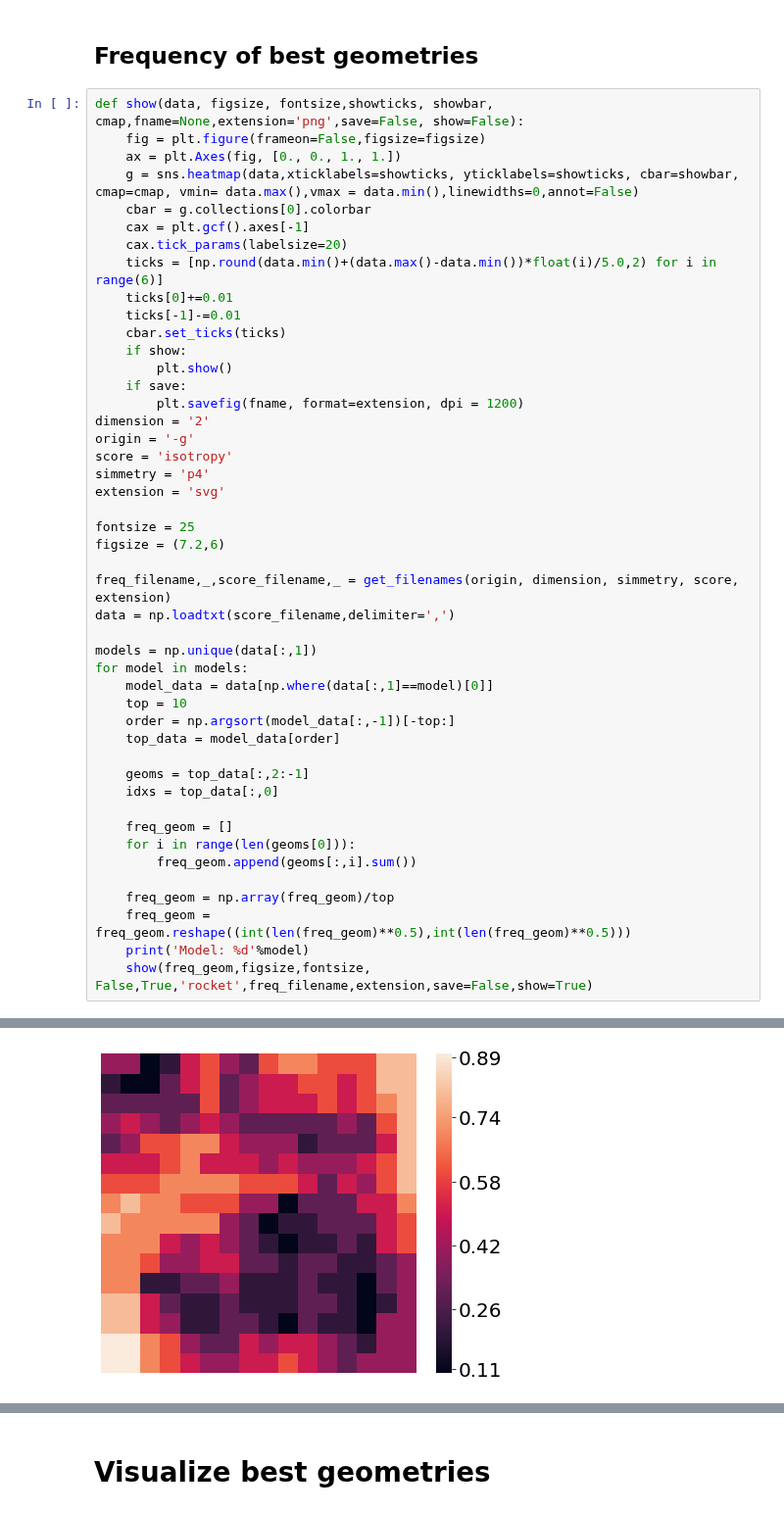
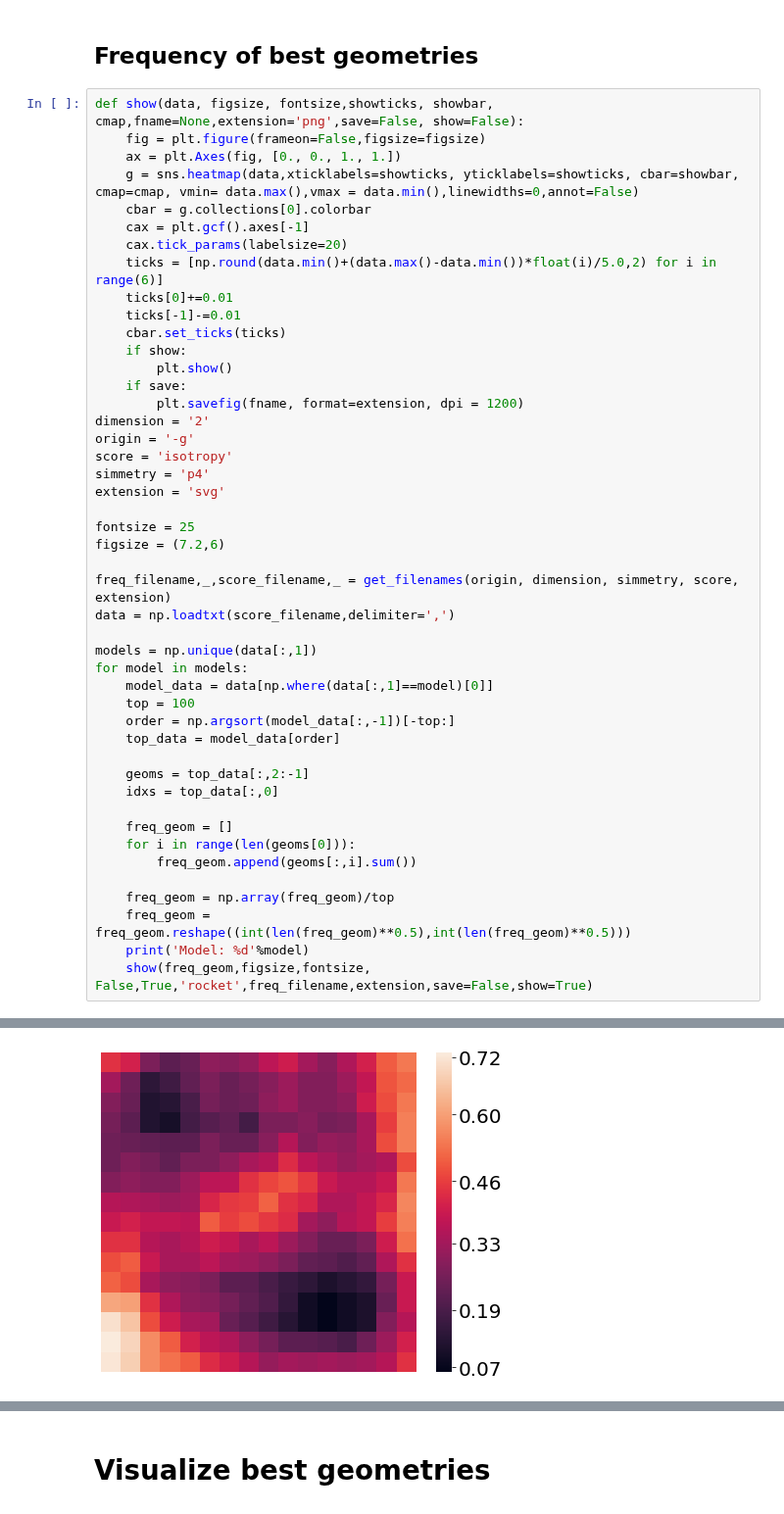
Before and after one commit to lucascbarbosa/INT, a Jupyter notebook: Manufatura Aditiva/Simulacao-GAN/pipeline/3- Machine_learning/Analyse/analysis.ipynb, the cells around one changed output, grey strips where cells are left out. Shown at 98% size. Cells and saved outputs as stored; diff of their text form.

```diff
--- a/Manufatura Aditiva/Simulacao-GAN/pipeline/3- Machine_learning/Analyse/analysis.ipynb
+++ b/Manufatura Aditiva/Simulacao-GAN/pipeline/3- Machine_learning/Analyse/analysis.ipynb
@@ -69,7 +69,7 @@ data = np.loadtxt(score_filename,delimiter=',')
 models = np.unique(data[:,1])
 for model in models:
     model_data = data[np.where(data[:,1]==model)[0]]
-    top = 10
+    top = 100
     order = np.argsort(model_data[:,-1])[-top:]
     top_data = model_data[order]
 
@@ -96,3 +96,3 @@ Model: 4
 Model: 5
-[figure, old version]
+[figure, new version]
 Model: 6
```
Also changed, not shown: parts of 4 cells of this notebook, 8 other files.
